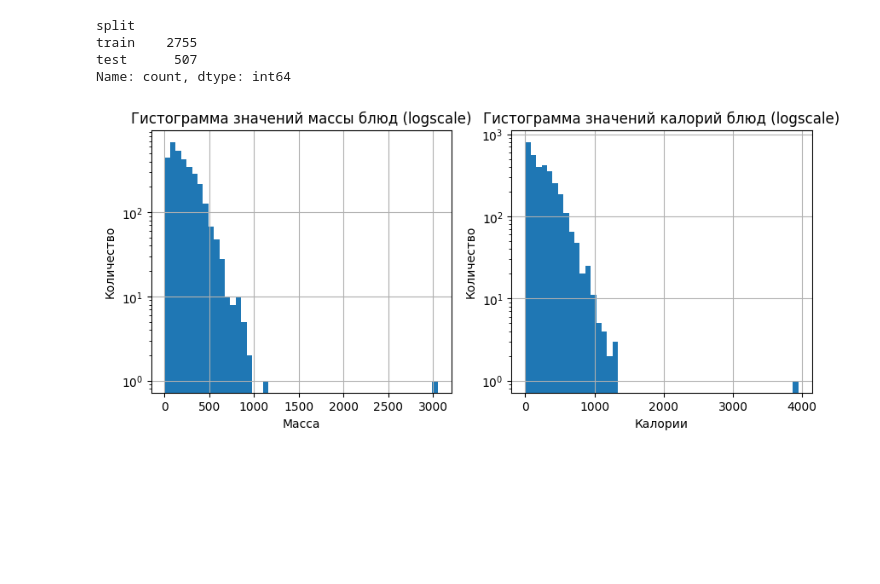
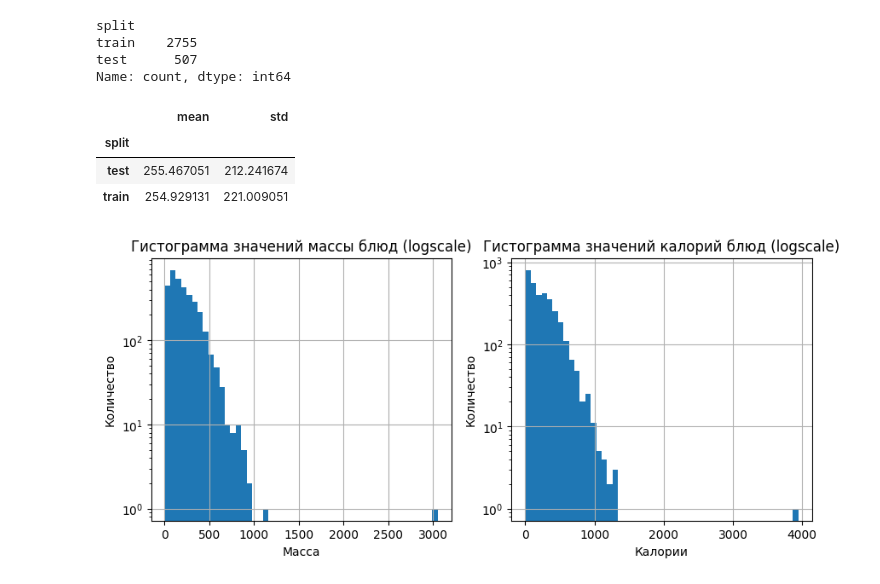
Before and after one commit to khromenko/dle-project-sprint-4-food-calrories, a Jupyter notebook: project.ipynb, the cells around one changed output. Saved outputs shown, nothing was run; the diff lists cells and outputs as text; code cells hidden in the pictures; blank space fills up the shorter version.

```diff
--- a/project.ipynb
+++ b/project.ipynb
@@ -98,6 +98,15 @@ split
 train    2755
 test      507
 Name: count, dtype: int64
+# %%
+# распределение средних/отклонений - потребуется для нормализации
+target_split_stats = dish_df.groupby('split')['total_calories'].agg(['mean','std'])
+target_split_stats
+# %% [output]
+|  | mean | std |
+| split |  |  |
+| test | 255.467051 | 212.241674 |
+| train | 254.929131 | 221.009051 |
 # %%
 # гистограммы численных значений - калории и масса
 
```
Also changed, not shown: parts of 13 cells of this notebook, 2 other files.
